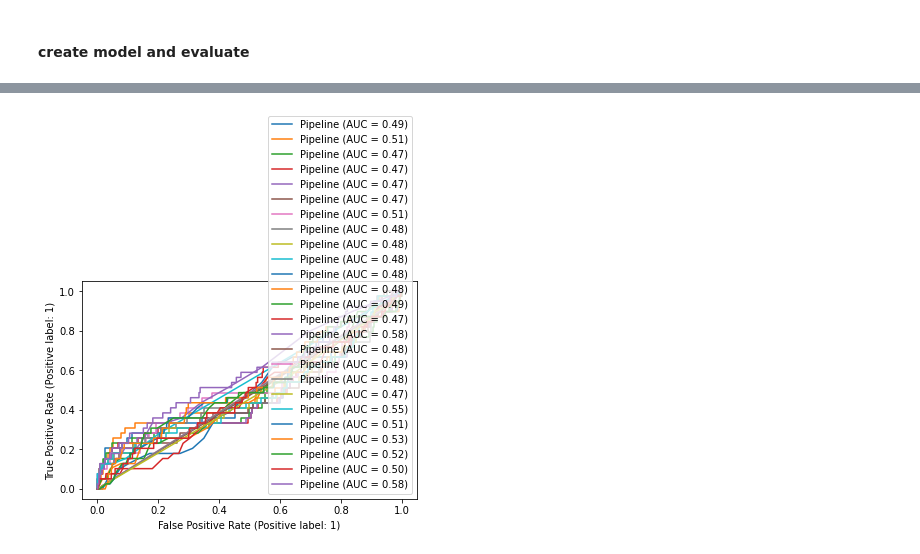
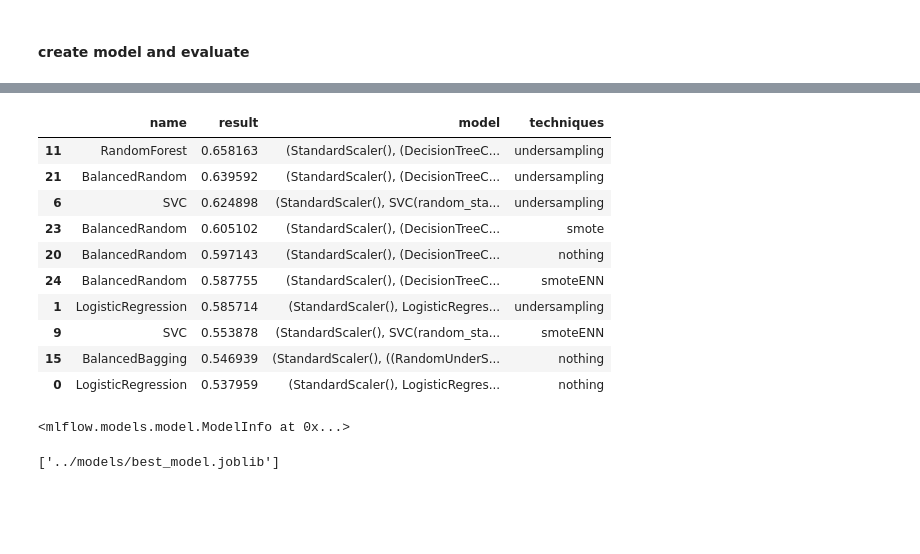
Before and after one commit to Nelleke20/notebook.goalpredictor, a Jupyter notebook: notebooks/2_train_model.ipynb, the cells around one changed output, grey strips where cells are left out. Saved outputs shown, nothing was run; the diff lists cells and outputs as text; code cells hidden in the pictures; blank space fills up the shorter version.

```diff
--- a/notebooks/2_train_model.ipynb
+++ b/notebooks/2_train_model.ipynb
@@ -121 +142,33 @@ models.append(("BalancedRandom", BalancedRandomForestClassifier(max_depth=2, ran
+# %%
+def create_confusion_matrix(mod, name, X_test, y_test):
+    plot_confusion_matrix(mod, X_test, y_test)
+    plt.savefig(f'correlation_plot_{name}.png')
+    mlflow.log_artifact(f'correlation_plot_{name}.png')
+    plt.show()
+
+def roc_plot(mod, name):
+    fpr, tpr, thresholds = metrics.roc_curve(y_test, mod.predict_proba(X_test)[:,1])
+    fig = plt.subplot()
+    auc = metrics.roc_auc_score(y_test,mod.predict(X_test))
+    plt.plot(fpr, tpr, label='%s ROC (area = %0.2f)' % (name, auc))
+    plt.plot([0, 1], [0, 1],'r--')
+    plt.xlim([0.0, 1.0])
+    plt.ylim([0.0, 1.05])
+    plt.xlabel('1-Specificity(False Positive Rate)')
+    plt.ylabel('Sensitivity(True Positive Rate)')
+    plt.title('Receiver Operating Characteristic')
+    plt.legend(loc="lower right")
+    plt.savefig(f"roc_plot_{name}.png")
+    mlflow.log_artifact(f"roc_plot_{name}.png")
+    plt.show()
+
+def precision_recall_plot(mod, name):
+    precision, recall, _ = precision_recall_curve(y_test, mod.predict_proba(X_test)[:,1])
+    plt.plot(recall, precision, marker='.', label=f'{name}')
+    plt.xlabel('Recall')
+    plt.ylabel('Precision')
+    plt.legend()
+    plt.savefig(f"pc_plot_{name}.png")
+    mlflow.log_artifact(f"pc_plot_{name}.png")
+    plt.show()
 # %%
@@ -195,10 +233,30 @@ with the following confusion matrix:
 ... (78 outputs left out)
-# %%
-# all roc curves together
-ax = plt.gca()
-for i in models_trained:
-    plot_roc_curve(i, X_test, y_test, ax=ax)
-# %% [output]
-[figure, removed]
+# %%
+resultsdf = pd.DataFrame(
+    {'name': names,
+     'result': results,
+     'model': models_trained,
+     'techniques': techniques
+    })
+# %%
+resultsdf.sort_values(by='result', ascending=False).head(10)
+# %% [output]
+|  | name | result | model | techniques |
+| 11 | RandomForest | 0.658163 | (StandardScaler(), (DecisionTreeC... | undersampling |
+| 21 | BalancedRandom | 0.639592 | (StandardScaler(), (DecisionTreeC... | undersampling |
+| 6 | SVC | 0.624898 | (StandardScaler(), SVC(random_sta... | undersampling |
+| 23 | BalancedRandom | 0.605102 | (StandardScaler(), (DecisionTreeC... | smote |
+| 20 | BalancedRandom | 0.597143 | (StandardScaler(), (DecisionTreeC... | nothing |
+| 24 | BalancedRandom | 0.587755 | (StandardScaler(), (DecisionTreeC... | smoteENN |
+| 1 | LogisticRegression | 0.585714 | (StandardScaler(), LogisticRegres... | undersampling |
+| 9 | SVC | 0.553878 | (StandardScaler(), SVC(random_sta... | smoteENN |
+| 15 | BalancedBagging | 0.546939 | (StandardScaler(), ((RandomUnderS... | nothing |
+| 0 | LogisticRegression | 0.537959 | (StandardScaler(), LogisticRegres... | nothing |
 # %%
 ## save the model
+# %%
+model = resultsdf['model'][0]
+mlflow.sklearn.log_model(model,
+                         artifact_path ="model")
+# %% [output]
+<mlflow.models.model.ModelInfo at 0x...>
@@ -205,5 +265,6 @@ for i in models_trained:
 # %%
 import joblib
 
-best_model = models_trained[15] #balancedbagging with nothing
-joblib.dump(best_model, 'best_model.joblib')
+joblib.dump(model, '../models/best_model.joblib')
+# %% [output]
+['../models/best_model.joblib']
```
Also changed, not shown: parts of 13 cells of this notebook, 2 other files.
